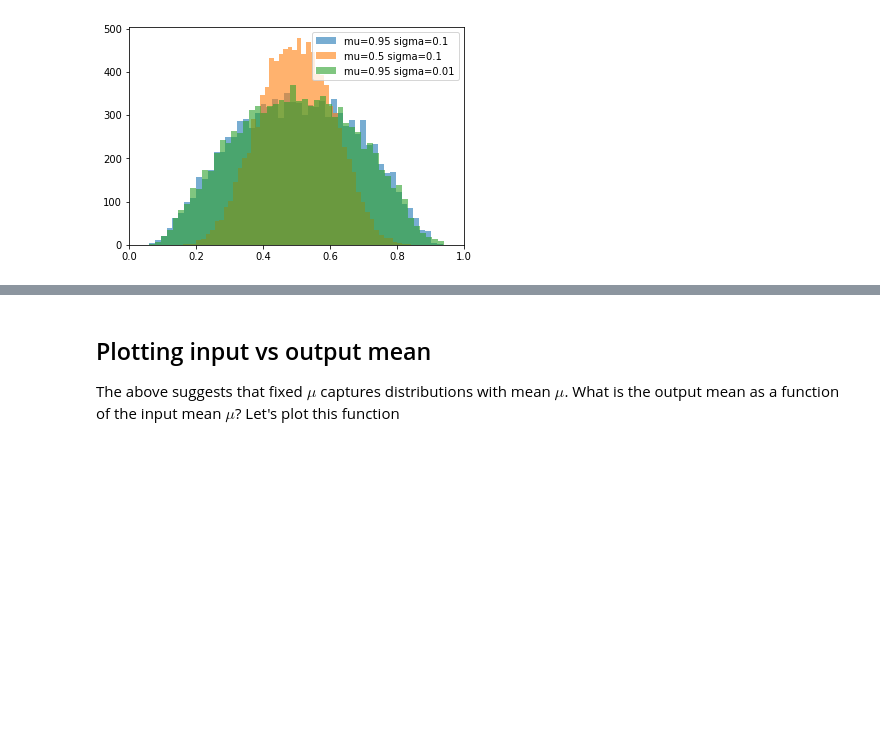
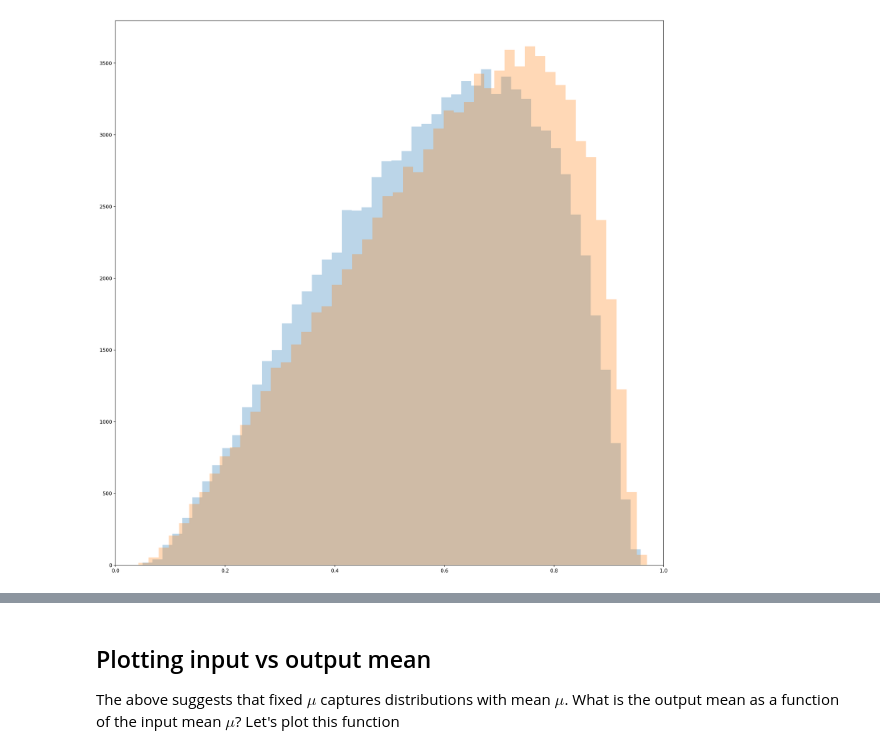
Before and after one commit to samhopkins/posterior-sdp, a Jupyter notebook: hacky-broadcast.ipynb, the cells around one changed output, grey strips where cells are left out. Cells and saved outputs as stored; diff of their text form; code cells hidden in the pictures; blank space fills up the shorter version.

Commit message:
maybe not a 1 parameter phenomenon

```diff
--- a/hacky-broadcast.ipynb
+++ b/hacky-broadcast.ipynb
@@ -5,7 +5,7 @@ import random
 import matplotlib.pyplot as plt
 %matplotlib inline
 
-plt.rcParams["figure.figsize"]=15,15
+plt.rcParams["figure.figsize"]=20,20
 # %%
 # Takes a list of n bits and produces degree*n bits, `degree' bits produced by broadcast process from each input bit
 def expandArrayFast(L,degree,eps):
@@ -284,28 +284,34 @@ numTrials = 20000
 depth     = 8
 degree    = 3
 eps       = 0.30
+# %%
+def getDiscreteLeafBiases(mu,tau,numTrials):
+    return np.random.choice([mu + tau, mu - tau], numTrials)
 # %%
-mu = 0.95
-mu_prime = 0.5
-sigma = 0.1
-sigma_prime = 0.01
-numTrials = 10000
+mu = 0.65
+mu_prime = 0.51
+sigma = 0.32
+sigma_prime = 0.0
+numTrials = 100000
 eps = 0.30
 depth = 8
 degree = 3
 
-theta = get_root_dist(np.random.normal(mu,sigma,numTrials), numTrials, depth, degree, eps, messageSignRandomness="independent")
-plt.hist(theta, 50, alpha=0.6,label="mu="+str(mu)+" sigma="+str(sigma))
+theta = get_root_dist(getDiscreteLeafBiases(mu,sigma,numTrials), numTrials, depth, degree, eps, messageSignRandomness="broadcast")
+plt.hist(theta, 50, alpha=0.3,label="mu="+str(mu)+" sigma="+str(sigma))
 
-theta2 = get_root_dist(np.random.normal(mu_prime,sigma,numTrials), numTrials, depth, degree, eps, messageSignRandomness="independent")
-plt.hist(theta2, 50, alpha=0.6,label="mu="+str(mu_prime)+" sigma="+str(sigma))
+# theta2 = get_root_dist(getDiscreteLeafBiases(mu_prime,sigma,numTrials), numTrials, depth, degree, eps, messageSignRandomness="broadcast")
+# plt.hist(theta2, 50, alpha=0.3,label="mu="+str(mu_prime)+" sigma="+str(sigma))
 
-theta3 = get_root_dist(np.random.normal(mu,sigma_prime,numTrials), numTrials, depth, degree, eps, messageSignRandomness="independent")
-plt.hist(theta3, 50, alpha=0.6,label="mu="+str(mu)+" sigma="+str(sigma_prime))
+theta3 = get_root_dist(getDiscreteLeafBiases(mu,sigma_prime,numTrials), numTrials, depth, degree, eps, messageSignRandomness="broadcast")
+plt.hist(theta3, 50, alpha=0.3,label="mu="+str(mu)+" sigma="+str(sigma_prime))
+
+# theta4 = get_root_dist(getDiscreteLeafBiases(mu_prime,sigma_prime,numTrials), numTrials,depth,degree,eps,messageSignRandomness="broadcast")
+# plt.hist(theta4, 50, alpha=0.3,label="mu="+str(mu_prime)+" sigma="+str(sigma_prime))
+
 
 plt.xlim(0,1)
 
-plt.legend()
 plt.show()
 # %% [output]
-[figure, old version]
+[figure, new version]
```
Also changed, not shown: parts of 3 cells of this notebook.
